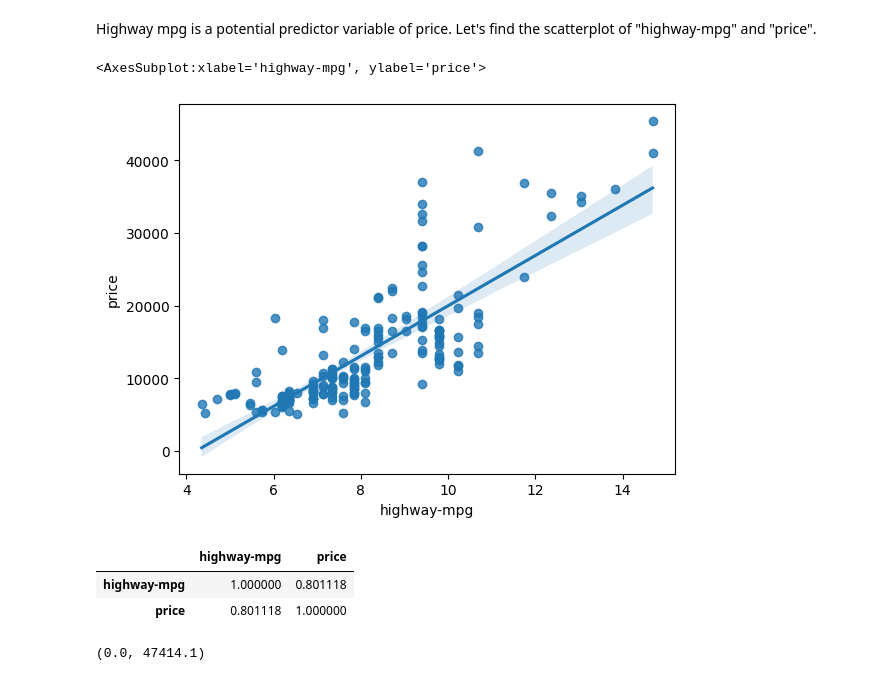
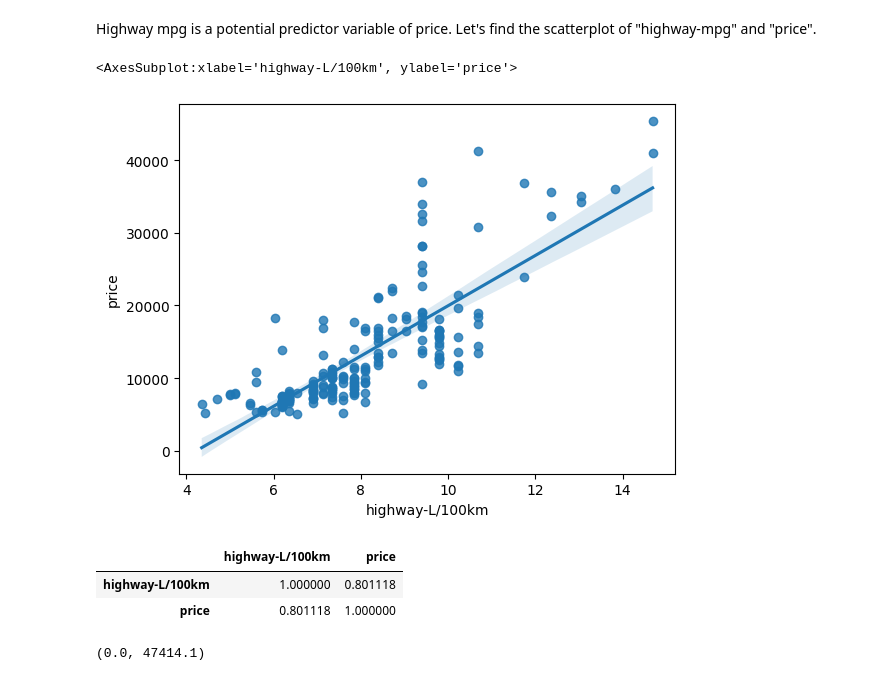
Before and after one commit to taisakamisarava/Auto_price_prediction, a Jupyter notebook: Autos.ipynb, the cells around one changed output. Drawn from its saved outputs; the diff is of its cells as text; code cells hidden in the pictures.

```diff
--- a/Autos.ipynb
+++ b/Autos.ipynb
@@ -566,16 +561,16 @@ df[["engine-size", "price"]].corr()
 Highway mpg is a potential predictor variable of price.
 Let's find the scatterplot of "highway-mpg" and "price".
 # %%
-sns.regplot(x = "highway-mpg", y = "price", data = df)
+sns.regplot(x = "highway-L/100km", y = "price", data = df)
 # %% [output]
-<AxesSubplot:xlabel='highway-mpg', ylabel='price'>
+<AxesSubplot:xlabel='highway-L/100km', ylabel='price'>
-[figure, old version]
+[figure, new version]
 # %%
-df[['highway-mpg', 'price']].corr()
+df[['highway-L/100km', 'price']].corr()
 # good predictor
 # %% [output]
-|  | highway-mpg | price |
-| highway-mpg | 1.000000 | 0.801118 |
+|  | highway-L/100km | price |
+| highway-L/100km | 1.000000 | 0.801118 |
 | price | 0.801118 | 1.000000 |
 # %%
 sns.regplot(x = 'peak-rpm', y = 'price', data = df)
```
Also changed, not shown: parts of 38 cells of this notebook.
